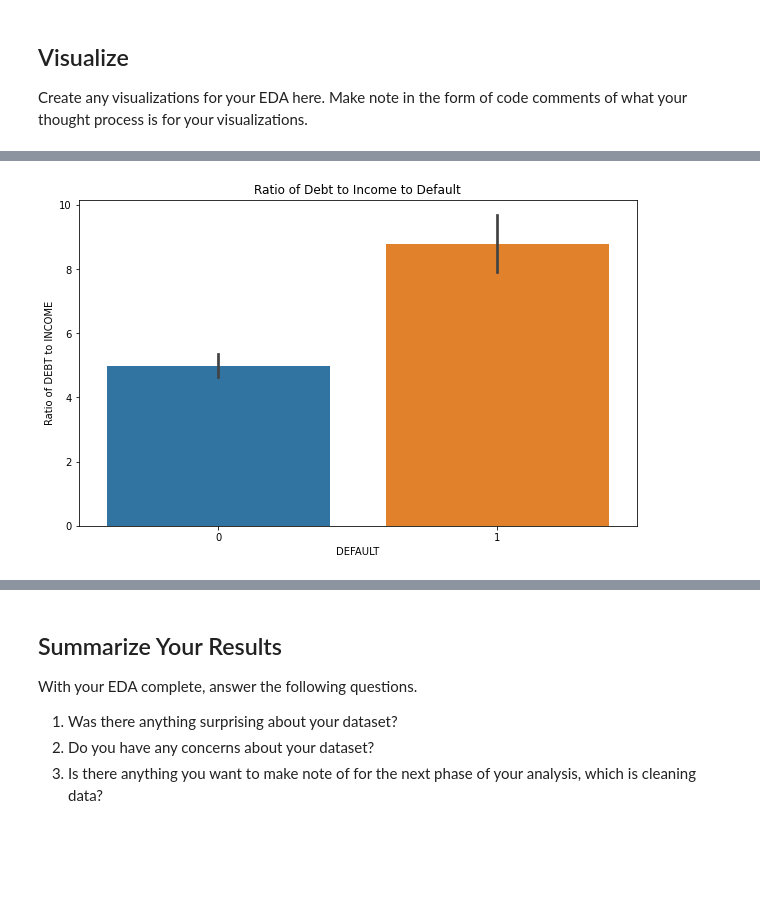
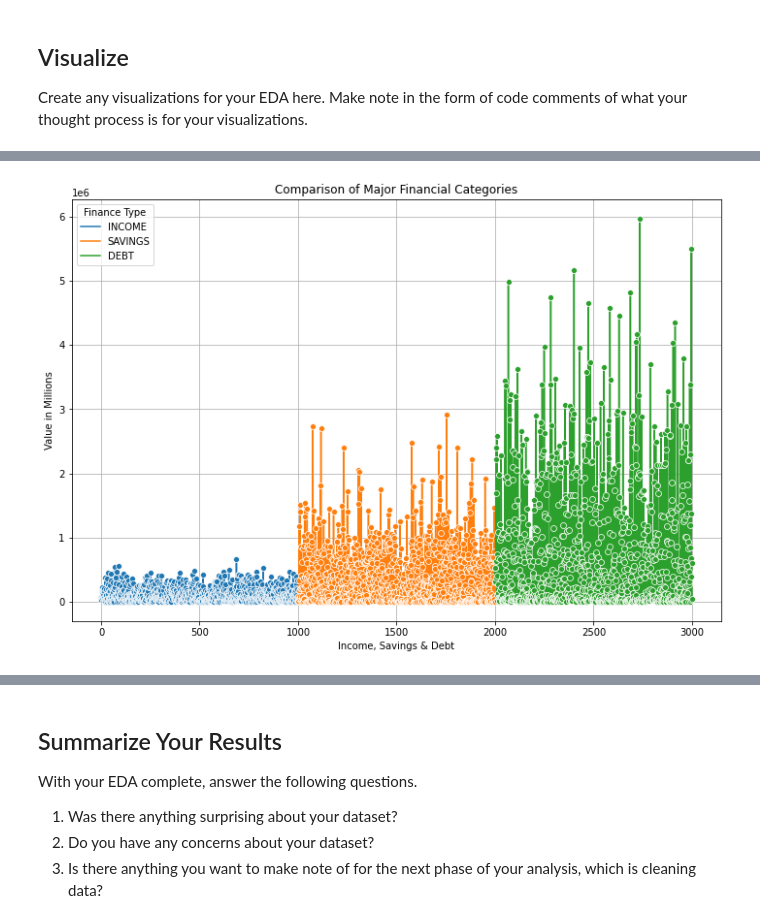
Before and after one commit to LSHAlluri/eda-checkpoint, a Jupyter notebook: checkpoint-two.ipynb, the cells around one changed output, grey strips where cells are left out. Drawn from its saved outputs; the diff is of its cells as text; code cells hidden in the pictures; blank space fills up the shorter version.

```diff
--- a/checkpoint-two.ipynb
+++ b/checkpoint-two.ipynb
@@ -414,12 +441,31 @@ plt.show()
-# %%
-# Bar chart to visualize the 'Ratio of Debt to Income'
-
-plt.figure(figsize=(10, 6))
-sns.barplot(data=credit_df, x='DEFAULT', y='R_DEBT_INCOME')
-plt.title('Ratio of Debt to Income to Default')
-plt.xlabel('DEFAULT')
-plt.ylabel('Ratio of DEBT to INCOME')
-plt.show()
-# %% [output]
-[figure, removed]
+# %%
+# Compare any trends or reltionships in major financial categories
+
+# The Debt and Savings being higher than the yearly Income raised questions. The Debt and Savings
+# must have been accumulated over a long period while the Income is for 12 months only.
+
+# create dataframe with just the Income, Savings and Debt
+finance_df = credit_df[['INCOME','SAVINGS','DEBT']]
+
+# Melt the DataFrame to long format to plot the 3 columns against the amount/value
+finance_melted = finance_df.melt(var_name='Finance Type', value_name='Value')
+
+# Creating an index (integer) to act as a bin of size 1000 to hold the 1000 customers data
+# for each of the columns
+finance_melted['Index'] = finance_melted.index
+
+# Create the line plot
+plt.figure(figsize=(12, 8), facecolor='white')
+sns.lineplot(data=finance_melted, x='Index', y='Value', hue='Finance Type',marker='o')
+
+# Adding titles and labels
+plt.title('Comparison of Major Financial Categories')
+plt.ylabel('Value in Millions')
+plt.xlabel('Income, Savings & Debt')
+plt.grid()
+
+# Show the plot
+plt.show()
+# %% [output]
+[figure, added]
 # %%
```
Also changed, not shown: parts of 25 cells of this notebook.
